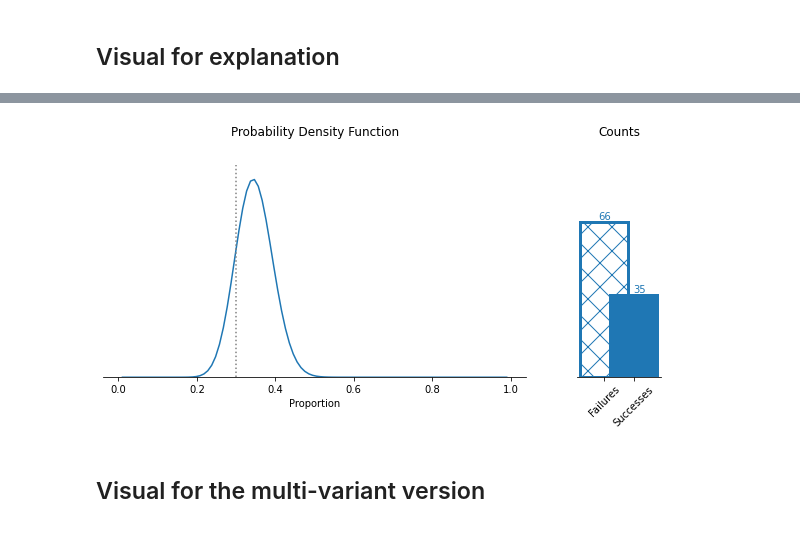
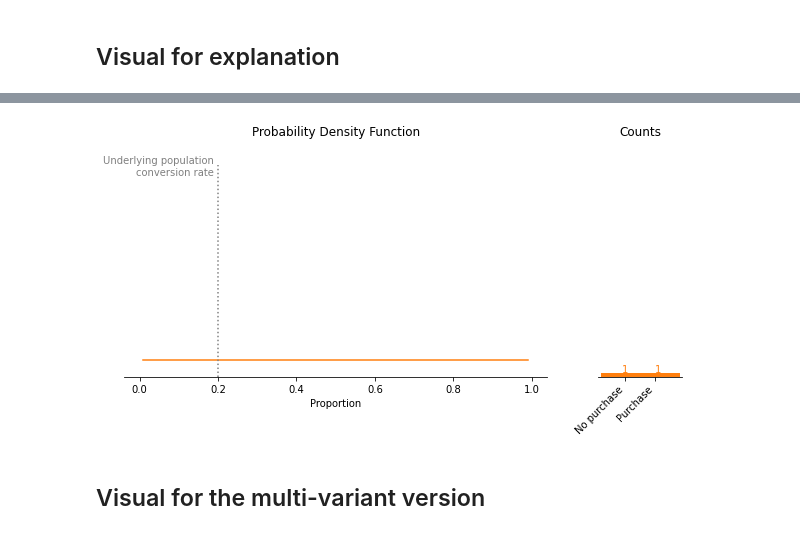
Before and after one commit to paul-stubley/portfolio, a Jupyter notebook: multi_armed_bandit/Multi_Armed_Bandit.ipynb, the cells around one changed output, grey strips where cells are left out. Saved outputs shown, nothing was run; the diff lists cells and outputs as text; code cells hidden in the pictures.

```diff
--- a/multi_armed_bandit/Multi_Armed_Bandit.ipynb
+++ b/multi_armed_bandit/Multi_Armed_Bandit.ipynb
@@ -398,7 +415,7 @@ import sys
 
 # Set the FFmpeg path and defaults for display
 plt.rcParams['animation.ffmpeg_path'] = '/Users/paulgstubley/Applications/ffmpeg/bin/ffmpeg'
-proportion = 0.3
+proportion = 0.2
 
 fig, ax = plt.subplots(figsize = (10,5))
 gs = gridspec.GridSpec(2, 2, width_ratios=[5, 1], height_ratios=[20, 1])  # Have thin bottom row to allow space for xlabel in gif (bug stops labels printing correctly otherwise)
@@ -410,7 +427,9 @@ b=1
 x = np.linspace(stats.beta.ppf(0.01, a, b),
                 stats.beta.ppf(0.99, a, b), 100)
 
-line, = ax[0].plot(x,stats.beta.pdf(x, a, b));
+color = 'C1'
+line, = ax[0].plot(x,stats.beta.pdf(x, a, b),color=color);
+
 
 def format_charts(ax):
     ax[0].set_ylim([0,10])
@@ -425,15 +444,16 @@ def format_charts(ax):
         ax[0].spines[spine].set_visible(False)
         ax[1].spines[spine].set_visible(False)
 
-ax[1].set_xticklabels(['','Failures','Successes'], rotation=45)
+ax[1].set_xticklabels(['','No purchase','Purchase'], rotation=45, ha='right')
 ax[0].axvline(proportion,0,0.9, ls=':', color = 'grey')
+ax[0].annotate('Underlying population\nconversion rate', (0.19,12), c='grey', ha='right')
 
 format_charts(ax)
-bar, = ax[1].bar(0, b, facecolor='w',  edgecolor = 'C0', lw =3, hatch='X')
-bar2, = ax[1].bar(0.5, a,color='C0' ,  edgecolor='C0', lw =3)
+bar, = ax[1].bar(0, b, facecolor='w',  edgecolor = color, lw =3, hatch='X')
+bar2, = ax[1].bar(0.5, a,color=color ,  edgecolor=color, lw =3)
 
-text =  ax[1].annotate(b,(0,b), va='bottom', ha='center', color = 'C0')
-text2 = ax[1].annotate(a,(0.5,a), va='bottom', color = 'C0')
+text =  ax[1].annotate(b,(0,b), va='bottom', ha='center', color = color)
+text2 = ax[1].annotate(a,(0.5,a), va='bottom', color = color)
 
 
 def init():
@@ -460,11 +480,13 @@ def update(i):
 
 frames = 100
 ax[1].set_ylim([0,frames])
+ax[0].set_ylim([0,14])
+
 anim = animation.FuncAnimation(fig, update, init_func=init,
                                frames=frames, interval=50,
                                blit=True, repeat=None)
 
 
 
-HTML(anim.to_html5_video())
+#HTML(anim.to_html5_video())
 # %% [output]
@@ -472 +493 @@ HTML(anim.to_html5_video())
-[figure, old version]
+[figure, new version]
```
Also changed, not shown: parts of 9 cells of this notebook, 6 other files.
